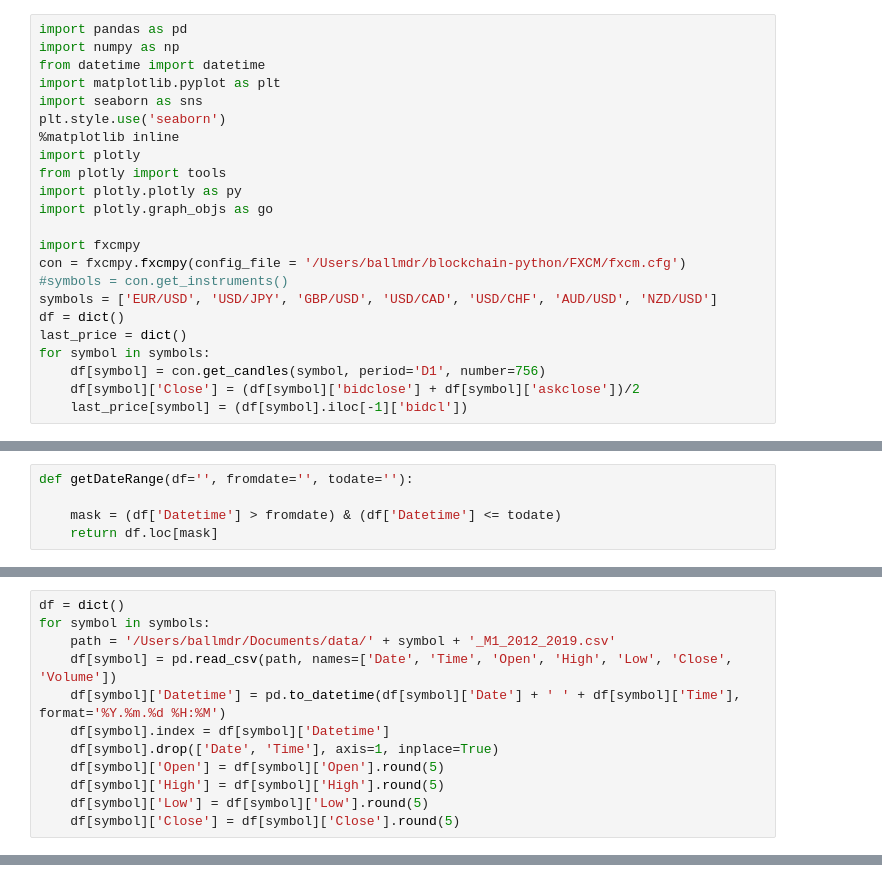
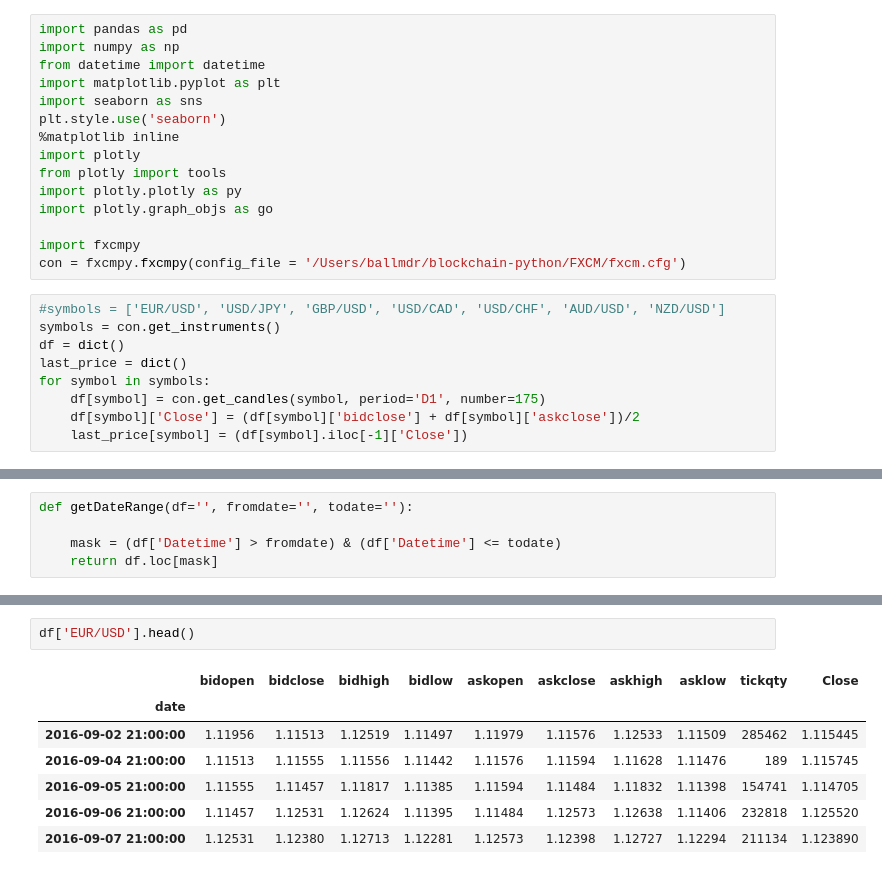
Before and after one commit to ballmdr/blockchain-python, a Jupyter notebook: Quantitative Analysis.ipynb, the cells around one changed output, grey strips where cells are left out. Cells and saved outputs as stored; diff of their text form.

```diff
--- a/Quantitative Analysis.ipynb
+++ b/Quantitative Analysis.ipynb
@@ -13,12 +17,13 @@ import plotly.graph_objs as go
 
 import fxcmpy
 con = fxcmpy.fxcmpy(config_file = '/Users/ballmdr/blockchain-python/FXCM/fxcm.cfg')
-#symbols = con.get_instruments()
-symbols = ['EUR/USD', 'USD/JPY', 'GBP/USD', 'USD/CAD', 'USD/CHF', 'AUD/USD', 'NZD/USD']
-df = dict()
-last_price = dict()
-for symbol in symbols:
-    df[symbol] = con.get_candles(symbol, period='D1', number=756)
-    df[symbol]['Close'] = (df[symbol]['bidclose'] + df[symbol]['askclose'])/2
-    last_price[symbol] = (df[symbol].iloc[-1]['bidcl'])
+# %%
+#symbols = ['EUR/USD', 'USD/JPY', 'GBP/USD', 'USD/CAD', 'USD/CHF', 'AUD/USD', 'NZD/USD']
+symbols = con.get_instruments()
+df = dict()
+last_price = dict()
+for symbol in symbols:
+    df[symbol] = con.get_candles(symbol, period='D1', number=175)
+    df[symbol]['Close'] = (df[symbol]['bidclose'] + df[symbol]['askclose'])/2
+    last_price[symbol] = (df[symbol].iloc[-1]['Close'])
 # %%
@@ -33,12 +35,0 @@ symbols = ['EURUSD', 'GBPUSD', 'AUDUSD', 'NZDUSD', 'USDJPY', 'USDCAD', 'USDCHF']
-# %%
-df = dict()
-for symbol in symbols:
-    path = '/Users/ballmdr/Documents/data/' + symbol + '_M1_2012_2019.csv'
-    df[symbol] = pd.read_csv(path, names=['Date', 'Time', 'Open', 'High', 'Low', 'Close', 'Volume'])
-    df[symbol]['Datetime'] = pd.to_datetime(df[symbol]['Date'] + ' ' + df[symbol]['Time'], format='%Y.%m.%d %H:%M')
-    df[symbol].index = df[symbol]['Datetime']
-    df[symbol].drop(['Date', 'Time'], axis=1, inplace=True)
-    df[symbol]['Open'] = df[symbol]['Open'].round(5)
-    df[symbol]['High'] = df[symbol]['High'].round(5)
-    df[symbol]['Low'] = df[symbol]['Low'].round(5)
-    df[symbol]['Close'] = df[symbol]['Close'].round(5)
@@ -83,0 +48,10 @@ tripplesd2 = mean - sd
+# %%
+df['EUR/USD'].head()
+# %% [output]
+|  | bidopen | bidclose | bidhigh | bidlow | askopen | askclose | askhigh | asklow | tickqty | Close |
+| date |  |  |  |  |  |  |  |  |  |  |
+| 2016-09-02 21:00:00 | 1.11956 | 1.11513 | 1.12519 | 1.11497 | 1.11979 | 1.11576 | 1.12533 | 1.11509 | 285462 | 1.115445 |
+| 2016-09-04 21:00:00 | 1.11513 | 1.11555 | 1.11556 | 1.11442 | 1.11576 | 1.11594 | 1.11628 | 1.11476 | 189 | 1.115745 |
+| 2016-09-05 21:00:00 | 1.11555 | 1.11457 | 1.11817 | 1.11385 | 1.11594 | 1.11484 | 1.11832 | 1.11398 | 154741 | 1.114705 |
+| 2016-09-06 21:00:00 | 1.11457 | 1.12531 | 1.12624 | 1.11395 | 1.11484 | 1.12573 | 1.12638 | 1.11406 | 232818 | 1.125520 |
+| 2016-09-07 21:00:00 | 1.12531 | 1.12380 | 1.12713 | 1.12281 | 1.12573 | 1.12398 | 1.12727 | 1.12294 | 211134 | 1.123890 |
```
Also changed, not shown: parts of 17 cells of this notebook.
